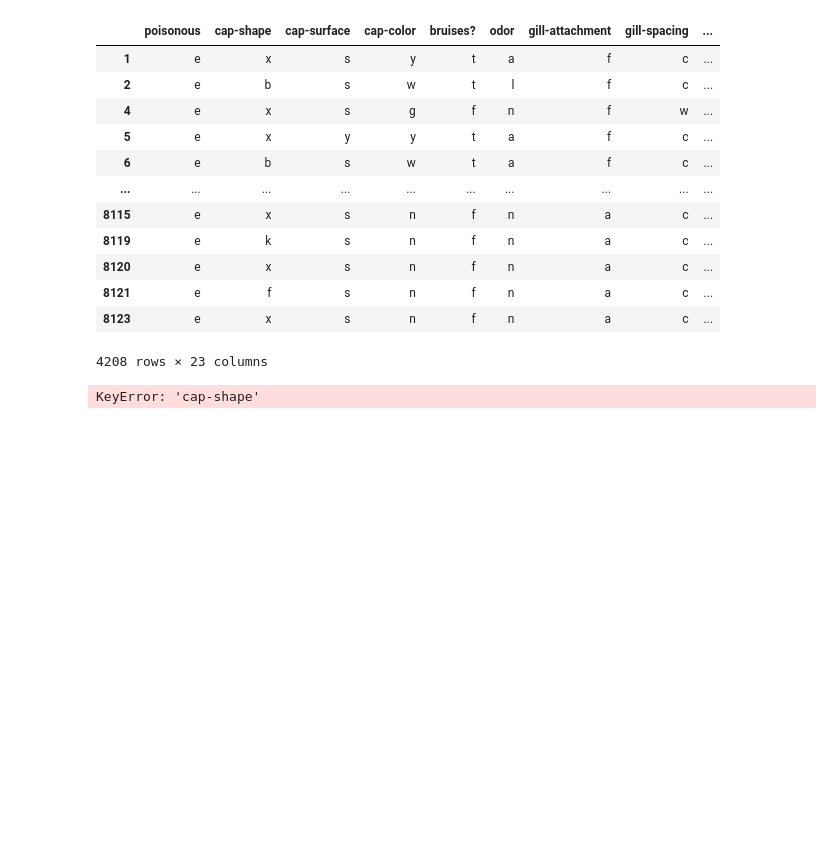
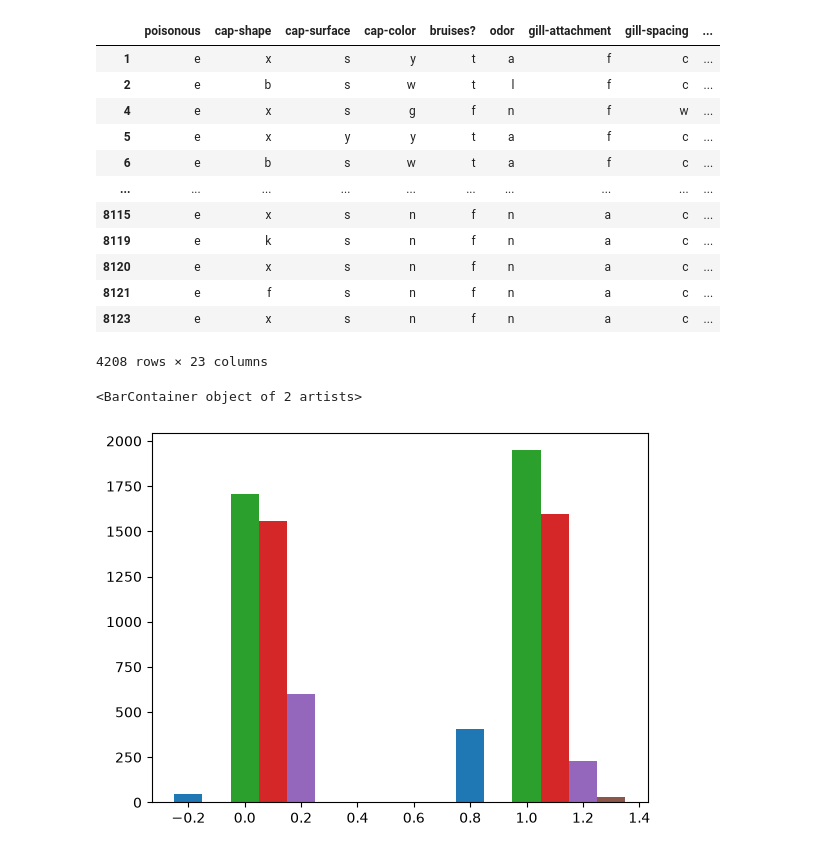
Before and after one commit to Leone-Migone/ML-assignment1, a Jupyter notebook: mushroom/mushroomBarGraphs.ipynb, the cells around one changed output. Drawn from its saved outputs; the diff is of its cells as text; code cells hidden in the pictures; blank space fills up the shorter version.

Commit message:
finish bar graphs and logistic reg without k fold

```diff
--- a/mushroom/mushroomBarGraphs.ipynb
+++ b/mushroom/mushroomBarGraphs.ipynb
@@ -53,12 +53,23 @@ np_df
 # %%
 # capshape
 
 x = np.arange(2)
-cs_b = [len(p_df[p_df["cap-shape"] == 'b']), len(np_df[np_df["cap-shape"] == 'b'])]
+cs_b = [len(p_df[p_df[" cap-shape"] == 'b']), len(np_df[np_df[" cap-shape"] == 'b'])]
+cs_c = [len(p_df[p_df[" cap-shape"] == 'c']), len(np_df[np_df[" cap-shape"] == 'c'])]
+cs_x = [len(p_df[p_df[" cap-shape"] == 'x']), len(np_df[np_df[" cap-shape"] == 'x'])]
+cs_f = [len(p_df[p_df[" cap-shape"] == 'f']), len(np_df[np_df[" cap-shape"] == 'f'])]
+cs_k = [len(p_df[p_df[" cap-shape"] == 'k']), len(np_df[np_df[" cap-shape"] == 'k'])]
+cs_s = [len(p_df[p_df[" cap-shape"] == 's']), len(np_df[np_df[" cap-shape"] == 's'])]
 
-plt.bar(x-0.2, cs_b, 0.4)
+plt.bar(x-0.2, cs_b, 0.1)
+plt.bar(x-0.1, cs_c, 0.1)
+plt.bar(x+0, cs_x, 0.1)
+plt.bar(x+0.1, cs_f, 0.1)
+plt.bar(x+0.2, cs_k, 0.1)
+plt.bar(x+0.3, cs_s, 0.1)
 
 # p_x = p_df[p_df["cap-shape"] == 'x']
 # p_c = p_df[p_df["cap-shape"] == 'c']
 # %% [output]
-KeyError: 'cap-shape'
+<BarContainer object of 2 artists>
+[figure, added]
```
Also changed, not shown: parts of 1 cell of this notebook, 1 other file.
